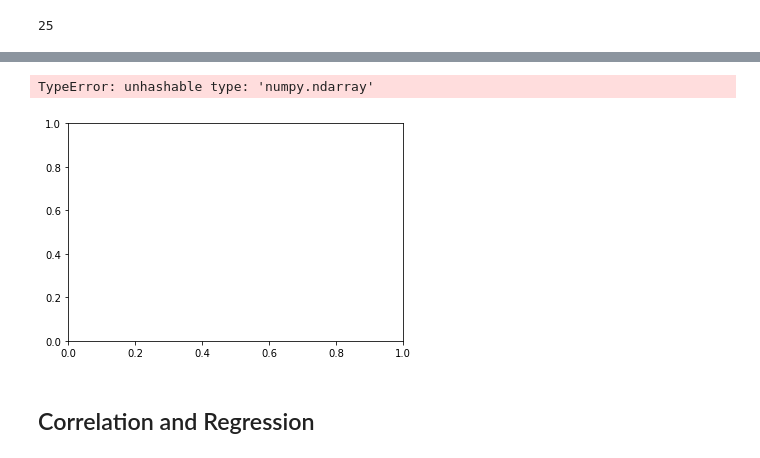
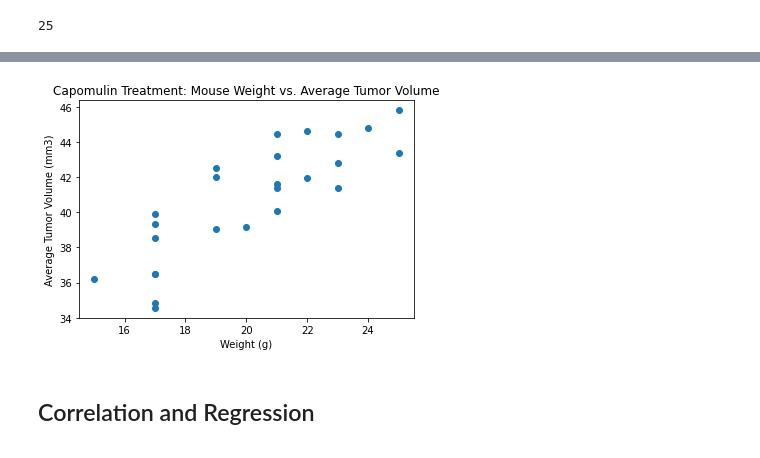
Before and after one commit to chanrce/Matplotlib-challenge, a Jupyter notebook: Instructions/Pymaceuticals/pymaceuticals_starter.ipynb, the cells around one changed output, grey strips where cells are left out. Saved outputs shown, nothing was run; the diff lists cells and outputs as text; code cells hidden in the pictures.

Commit message:
Finished scatter plotgit add .

```diff
--- a/Instructions/Pymaceuticals/pymaceuticals_starter.ipynb
+++ b/Instructions/Pymaceuticals/pymaceuticals_starter.ipynb
@@ -396,6 +385,5 @@ capomulinonly["Mouse ID"].nunique()
 # %% [output]
 25
 # %%
-#Condensing weights by collapsing into Mouse ID
-forweight = capomulinonly.groupby("Mouse ID")["Weight (g)"]
-forweight
+#Creating Variable for mouse weight
+mouseweight = capomulinonly.groupby("Mouse ID")["Weight (g)"].mean()
@@ -406,4 +390,3 @@ forweight
 # %%
-#Calculating average tumor for capomulin, but separate by Mouse ID to get correct number, 25
-capomulinavgtumor = capomulinonly.groupby("Mouse ID")["Tumor Volume (mm3)"]
-capomulinavgtumor
+#Creating Variable for the average tumor size per mouse
+avgtumor = capomulinonly.groupby("Mouse ID")["Tumor Volume (mm3)"].mean()
@@ -415,4 +392,0 @@ capomulinavgtumor
-# %%
-#Variable: Mouse weight
-mouseweight = capomulinonly["Weight (g)"]
-mouseweight
@@ -432,17 +393,12 @@ Name: Weight (g), Length: 230, dtype: int64
 # %%
-# Generate a scatter plot of average tumor volume vs. mouse weight
-# for all mice in the Capomulin regimen
+# Generate a scatter plot of average tumor volume vs. mouse weight for all mice in the Capomulin regimen
 
-# x_values = mouseweight
-# y_values = capomulinavgtumor
-# plt.scatter(x_values,y_values)
-# plt.xlabel('Weight (g)')
-# plt.ylabel('Average Tumor Volume (mm3)')
-# plt.show()
-
-#avgtumorvolume()
-#testx= merged.loc[merged["Drug Regimen"]=="Capomulin"].["Tumor Volume (mm3)"].mean
-#testx
+x_values = mouseweight
+y_values = avgtumor
+plt.scatter(x_values, y_values)
+plt.xlabel('Weight (g)')
+plt.ylabel('Average Tumor Volume (mm3)')
+plt.title("Capomulin Treatment: Mouse Weight vs. Average Tumor Volume")
+plt.show()
 # %% [output]
-TypeError: unhashable type: 'numpy.ndarray'
-[figure, old version]
+[figure, new version]
```
Also changed, not shown: parts of 7 cells of this notebook.
